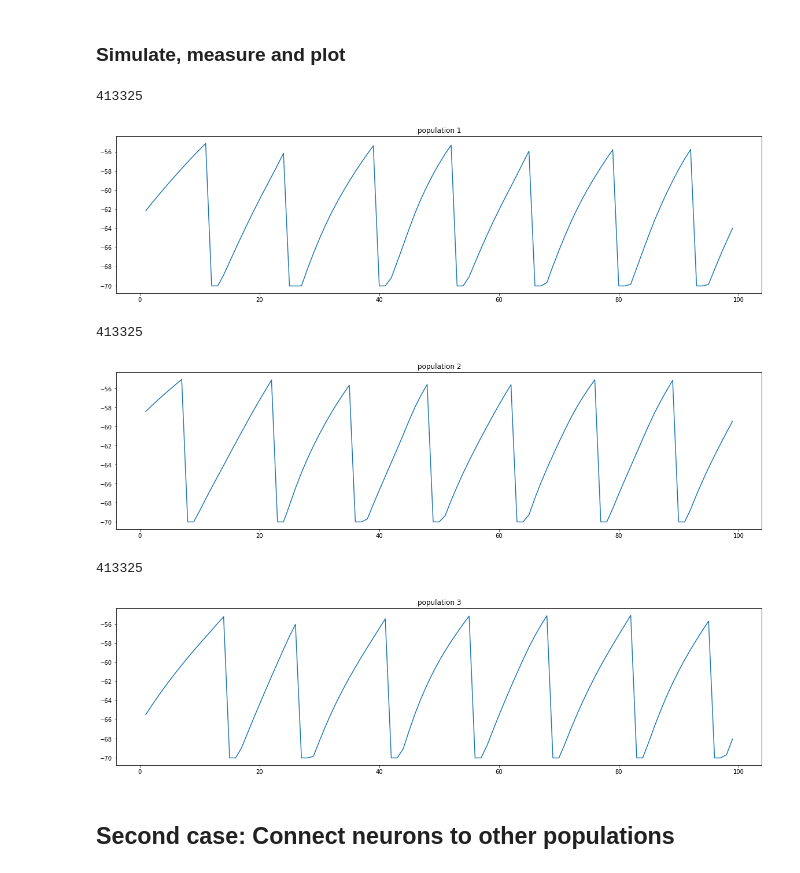
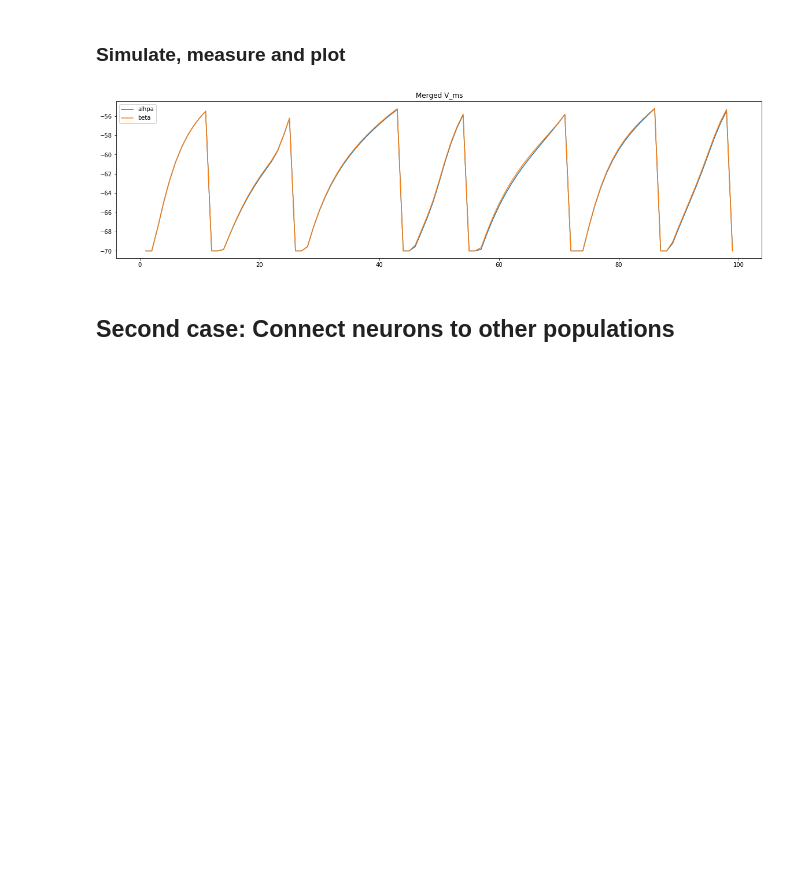
Before and after one commit to ndettmer/neuronal_synchrony_replication, a Jupyter notebook: nest.ipynb, the cells around one changed output. Saved outputs shown, nothing was run; the diff lists cells and outputs as text; code cells hidden in the pictures; blank space fills up the shorter version.

```diff
--- a/nest.ipynb
+++ b/nest.ipynb
@@ -83,26 +105,22 @@ nest.Simulate(100.0)
 # %%
-def plot_V():
+plt.rcParams["figure.figsize"] = (20,5)
 
-    for idx, multimeter in enumerate([m1,m2,m3]):
+def plot_V(pops = []):
+
+    for idx, multimeter in enumerate(pops):
 
         dmm = nest.GetStatus(multimeter)[0]
         Vms = dmm["events"]["V_m"]
         ts = dmm["events"]["times"]
-        plt.rcParams["figure.figsize"] = (20,5)
+        plt.plot(ts[np.arange(0,len(ts),4175)] / 10, Vms[np.arange(0,len(Vms),4175)])
 
-        plt.plot(ts[np.arange(0,len(ts),4175)] / 10, Vms[np.arange(0,len(Vms),4175)])
-        plt.title("population " + str(idx + 1))
-
-        plt.show()
+    plt.title("Merged V_ms")
+    plt.legend(["alhpa", "beta", "gamma"])
+    plt.show()
 # %%
-plot_V()
+plot_V([m1, m3])
 # %% [output]
-413325
-[figure, old version]
+[figure, new version]
-413325
-[figure, removed]
-413325
-[figure, removed]
 # %% [markdown]
 ## Second case: Connect neurons to other populations
 # %% [markdown]
```
Also changed, not shown: parts of 14 cells of this notebook.
